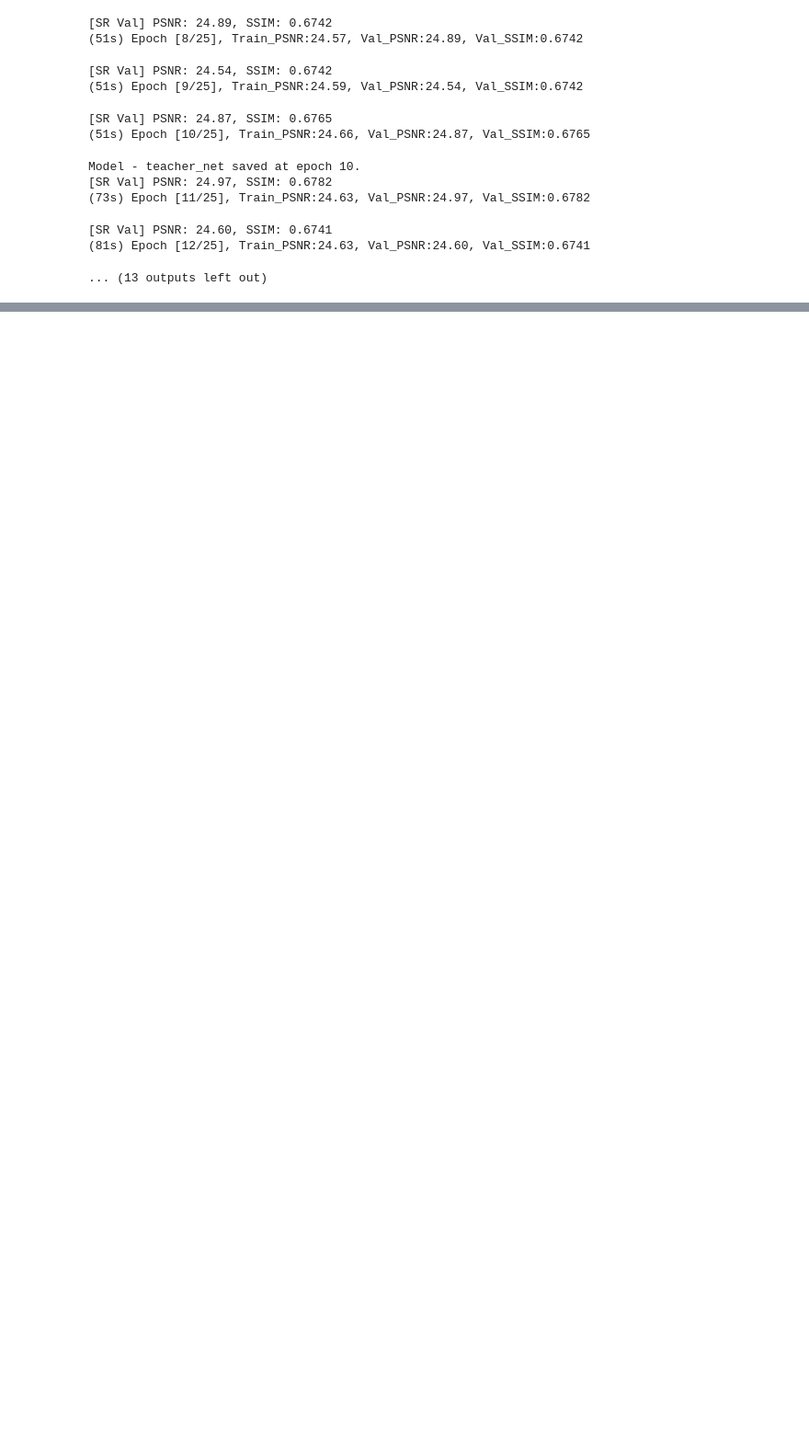
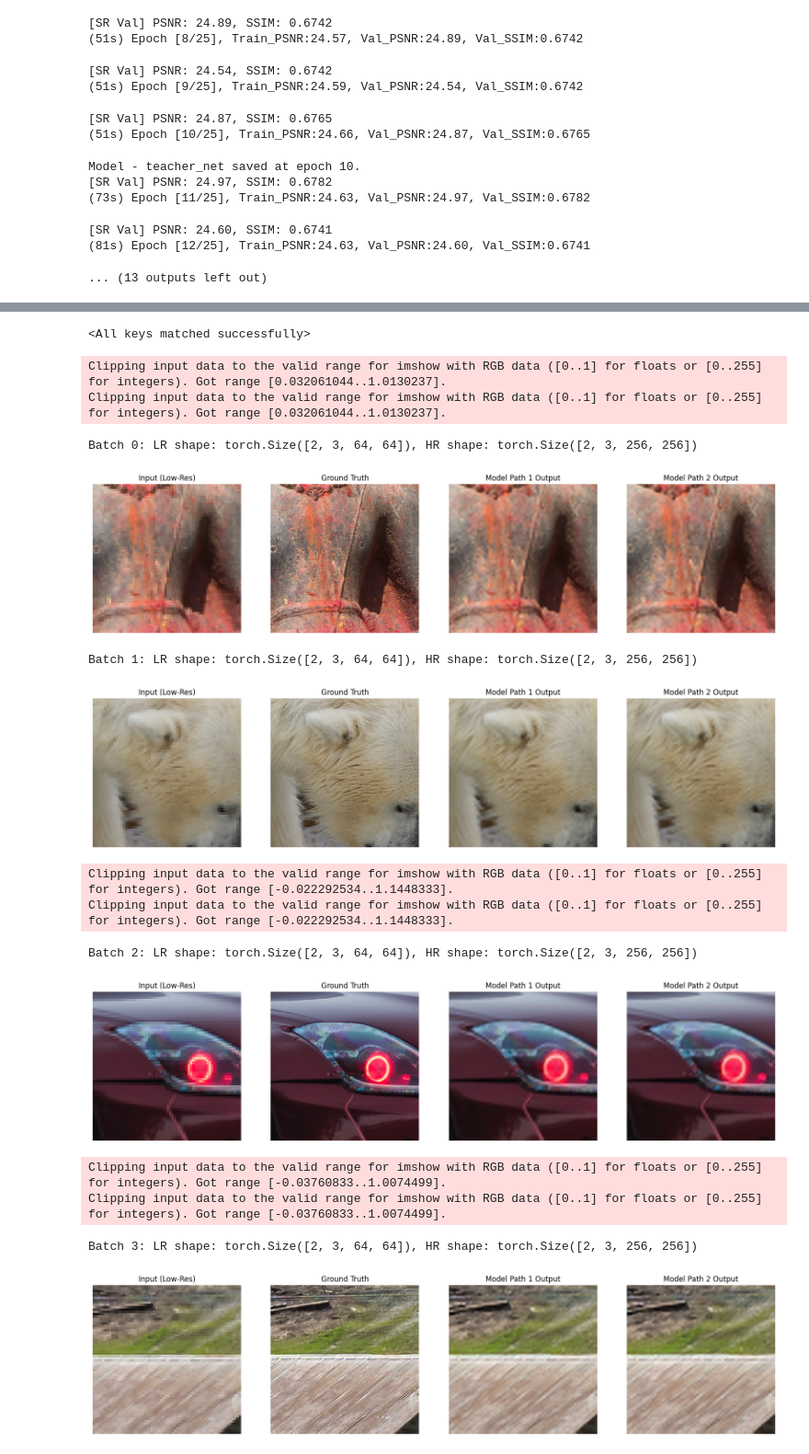
Before and after one commit to mohammed1916/dehaze, a Jupyter notebook: dehaze-kernel copy.ipynb, the cells around one changed output, grey strips where cells are left out. Shown at 92% size. Cells and saved outputs as stored; diff of their text form; code cells hidden in the pictures; blank space fills up the shorter version.

```diff
--- a/dehaze-kernel copy.ipynb
+++ b/dehaze-kernel copy.ipynb
@@ -1200,7 +1200,7 @@ elif category == 'outdoor':
     val_data_dir = './data/test/SOTS/outdoor/'
 elif category == 'reside':
     print('Using RESIDE dataset')
-    num_epochs = 25
+    num_epochs = 200
     # train_data_dir = '/kaggle/input/reside6k/RESIDE-6K/train'
     train_data_dir = '/kaggle/input/reside-processed/kaggle/working/cropped_train'
     val_data_dir = '/kaggle/input/reside6k/RESIDE-6K/train'
@@ -2217,9 +2350,67 @@ Model - teacher_net saved at epoch 10.
 #     sr_val_psnr, sr_val_ssim = validation_sr(net, sr_val_loader, device)
 #     print(f"[SR Final Val] PSNR: {sr_val_psnr:.2f}, SSIM: {sr_val_ssim:.4f}")
 # %%
-# # Initialize model
-# model_path = r"C:\Users\abd\d\ai\dehaze\models\teacher_net_sr_iter_15.pth"
-# # model = DehazingNet().to(device)
-# teacher_net.load_state_dict(torch.load(model_path, map_location=device), strict=False)
-# # net.load_state_dict(torch.load(model_path, map_location=device))
-# # net.eval()
+# Initialize model
+# model_path = r"C:\Users\abd\d\ai\dehaze\teacher_net_sr_final_24.pth"
+model_path = r"C:\Users\abd\d\ai\dehaze\teacher_net_sr_iter_5.pth"
+# model = DehazingNet().to(device)
+teacher_net.load_state_dict(torch.load(model_path, map_location=device, weights_only=False), strict=False)
+# net.load_state_dict(torch.load(model_path, map_location=device))
+# net.eval()
+# %% [output]
+<All keys matched successfully>
+# %%
+# Visualize using test sr_test_loader
+model_path1 = r"C:\Users\abd\d\ai\dehaze\teacher_net_sr_final_24.pth"
+model_path2 = r"C:\Users\abd\d\ai\dehaze\teacher_net_sr_iter_5.pth"
+# Load models
+teacher_net.load_state_dict(torch.load(model_path1, map_location=device, weights_only=False), strict=False)
+teacher_net1 = teacher_net
+teacher_net.load_state_dict(torch.load(model_path2, map_location=device, weights_only=False), strict=False)
+teacher_net2 = teacher_net
+
+# Iterate through test loader
+for i, (lr, hr) in enumerate(sr_test_loader):
+    print(f"Batch {i}: LR shape: {lr.shape}, HR shape: {hr.shape}")
+    lr, hr = lr.to(device), hr.to(device)
+    with torch.no_grad():
+        sr_out1, _, _ = teacher_net1(lr)
+        sr_out2, _, _ = teacher_net2(lr)
+
+        # Plot using matplotlib
+        fig, axes = plt.subplots(1, 4, figsize=(20, 5))
+        axes[0].imshow(lr[0].cpu().permute(1, 2, 0).numpy())
+        axes[0].set_title("Input (Low-Res)")
+        axes[0].axis("off")
+
+        axes[1].imshow(hr[0].cpu().permute(1, 2, 0).numpy())
+        axes[1].set_title("Ground Truth")
+        axes[1].axis("off")
+
+        axes[2].imshow(sr_out1[0].cpu().permute(1, 2, 0).numpy())
+        axes[2].set_title("Model Path 1 Output")
+        axes[2].axis("off")
+
+        axes[3].imshow(sr_out2[0].cpu().permute(1, 2, 0).numpy())
+        axes[3].set_title("Model Path 2 Output")
+        axes[3].axis("off")
+
+        plt.show()
+
+    if i == 4:  # Just to limit the output
+        break
+# %% [output]
+Clipping input data to the valid range for imshow with RGB data ([0..1] for floats or [0..255] for integers). Got range [0.032061044..1.0130237].
+Clipping input data to the valid range for imshow with RGB data ([0..1] for floats or [0..255] for integers). Got range [0.032061044..1.0130237].
+Batch 0: LR shape: torch.Size([2, 3, 64, 64]), HR shape: torch.Size([2, 3, 256, 256])
+[figure, added]
+Batch 1: LR shape: torch.Size([2, 3, 64, 64]), HR shape: torch.Size([2, 3, 256, 256])
+[figure, added]
+Clipping input data to the valid range for imshow with RGB data ([0..1] for floats or [0..255] for integers). Got range [-0.022292534..1.1448333].
+Clipping input data to the valid range for imshow with RGB data ([0..1] for floats or [0..255] for integers). Got range [-0.022292534..1.1448333].
+Batch 2: LR shape: torch.Size([2, 3, 64, 64]), HR shape: torch.Size([2, 3, 256, 256])
+[figure, added]
+Clipping input data to the valid range for imshow with RGB data ([0..1] for floats or [0..255] for integers). Got range [-0.03760833..1.0074499].
+Clipping input data to the valid range for imshow with RGB data ([0..1] for floats or [0..255] for integers). Got range [-0.03760833..1.0074499].
+Batch 3: LR shape: torch.Size([2, 3, 64, 64]), HR shape: torch.Size([2, 3, 256, 256])
+[figure, added]
```
Also changed, not shown: parts of 3 cells of this notebook.
